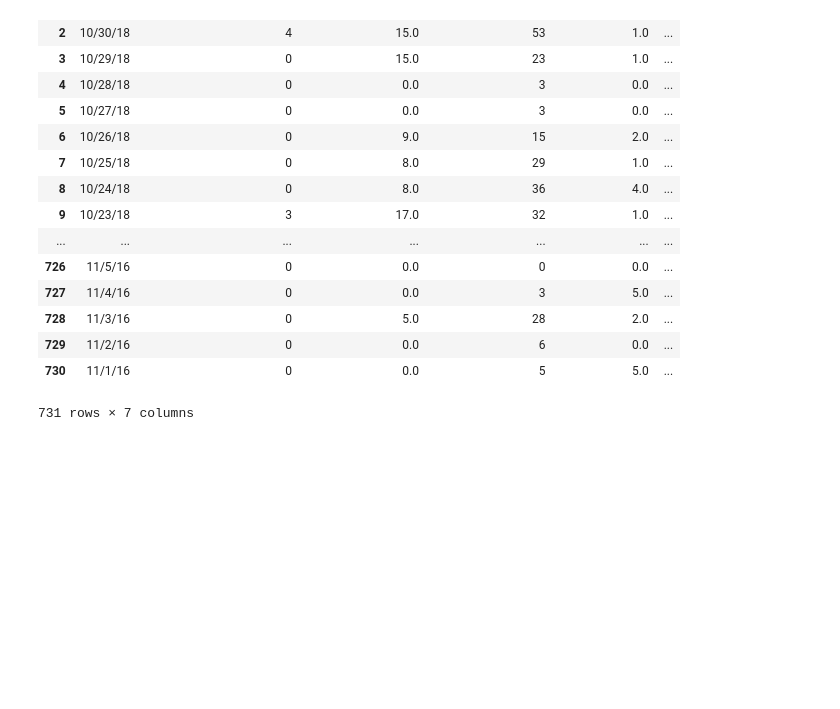
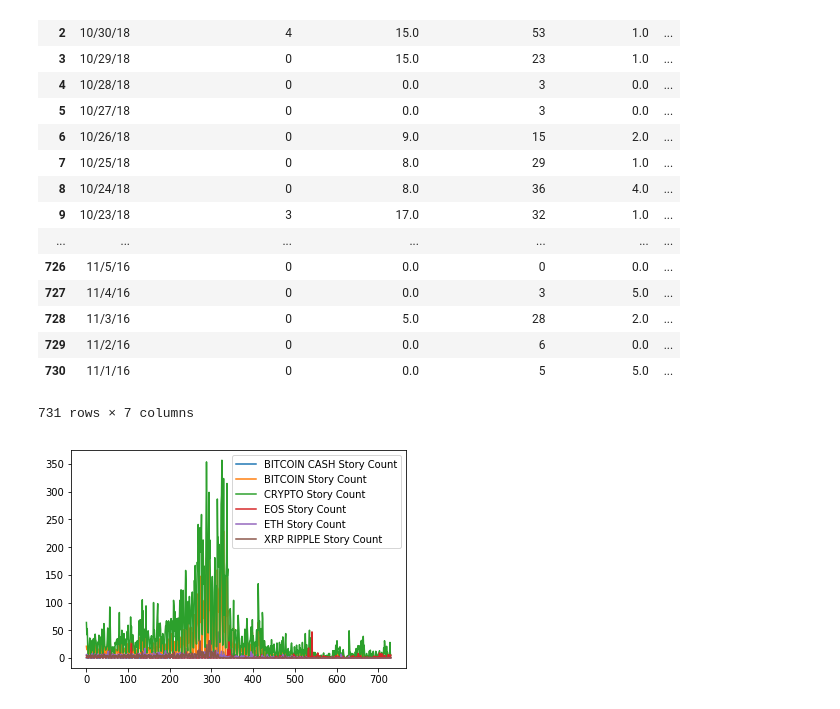
Before and after one commit to emilyrcoffield/CryptoDataScientist, a Jupyter notebook: project.ipynb, the cells around one changed output. Drawn from its saved outputs; the diff is of its cells as text; code cells hidden in the pictures; blank space fills up the shorter version.

Commit message:
added graphs

```diff
--- a/project.ipynb
+++ b/project.ipynb
@@ -52,3 +54,7 @@ total_combined_crypto_storycount_df
 | 729 | 11/2/16 | 0 | 0.0 | 6 | 0.0 | ... |
 | 730 | 11/1/16 | 0 | 0.0 | 5 | 5.0 | ... |
 731 rows × 7 columns
+# %%
+lines = total_combined_crypto_storycount_df.plot.line()
+# %% [output]
+[figure, added]
```
Also changed, not shown: parts of 4 cells of this notebook.
